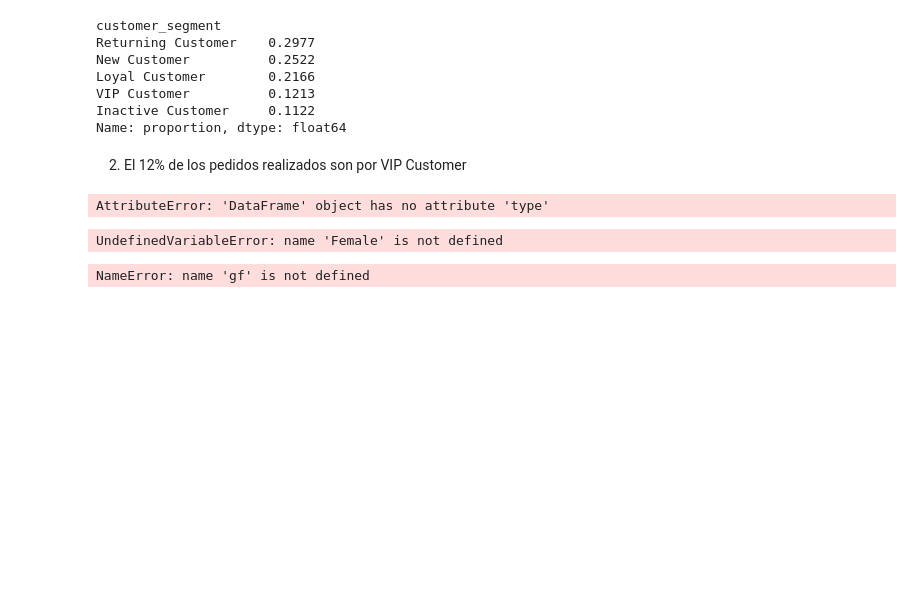
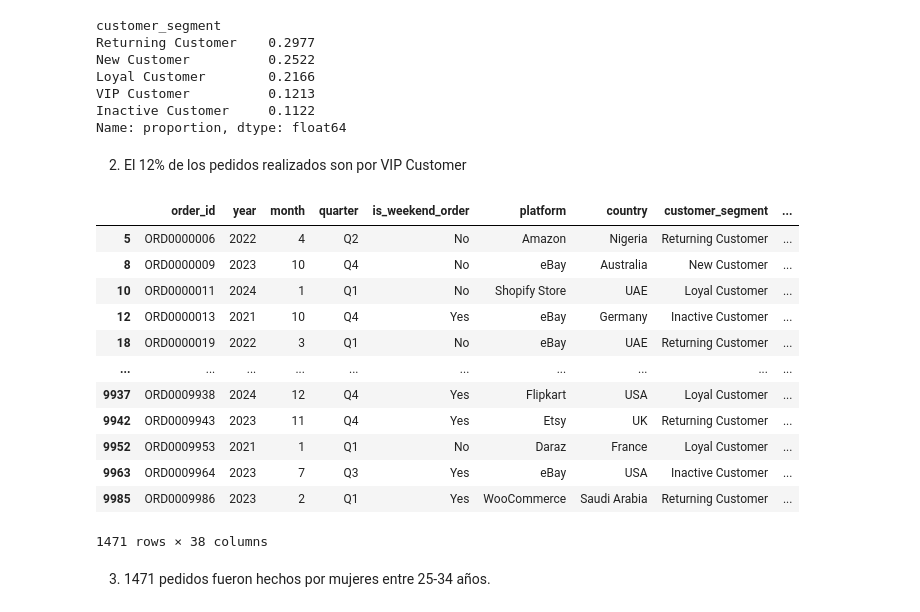
Before and after one commit to Sebast68h/Taller-4-Aplicaciones, a Jupyter notebook: taller4.ipynb, the cells around one changed output. Saved outputs shown, nothing was run; the diff lists cells and outputs as text; code cells hidden in the pictures; blank space fills up the shorter version.

```diff
--- a/taller4.ipynb
+++ b/taller4.ipynb
@@ -50,16 +50,21 @@ Inactive Customer     0.1122
 Name: proportion, dtype: float64
 # %% [markdown]
 2. El 12% de los pedidos realizados son por VIP Customer
-# %%
-df.type()
-# %% [output]
-AttributeError: 'DataFrame' object has no attribute 'type'
 # %%
 df.query("customer_age_group == '25-34' and customer_gender == 'Female'")
-df.query("customer_segment == 25-34 and customer_gender == Female")
 # %% [output]
+|  | order_id | year | month | quarter | is_weekend_order | platform | country | customer_segment | ... |
+| 5 | ORD0000006 | 2022 | 4 | Q2 | No | Amazon | Nigeria | Returning Customer | ... |
+| 8 | ORD0000009 | 2023 | 10 | Q4 | No | eBay | Australia | New Customer | ... |
+| 10 | ORD0000011 | 2024 | 1 | Q1 | No | Shopify Store | UAE | Loyal Customer | ... |
+| 12 | ORD0000013 | 2021 | 10 | Q4 | Yes | eBay | Germany | Inactive Customer | ... |
+| 18 | ORD0000019 | 2022 | 3 | Q1 | No | eBay | UAE | Returning Customer | ... |
+| ... | ... | ... | ... | ... | ... | ... | ... | ... | ... |
+| 9937 | ORD0009938 | 2024 | 12 | Q4 | Yes | Flipkart | USA | Loyal Customer | ... |
+| 9942 | ORD0009943 | 2023 | 11 | Q4 | Yes | Etsy | UK | Returning Customer | ... |
+| 9952 | ORD0009953 | 2021 | 1 | Q1 | No | Daraz | France | Loyal Customer | ... |
+| 9963 | ORD0009964 | 2023 | 7 | Q3 | Yes | eBay | USA | Inactive Customer | ... |
+| 9985 | ORD0009986 | 2023 | 2 | Q1 | Yes | WooCommerce | Saudi Arabia | Returning Customer | ... |
-UndefinedVariableError: name 'Female' is not defined
+1471 rows × 38 columns
-# %%
-gf["customer_gender"].value_counts(1)
-# %% [output]
-NameError: name 'gf' is not defined
+# %% [markdown]
+3. 1471 pedidos fueron hechos por mujeres entre 25-34 años.
```
